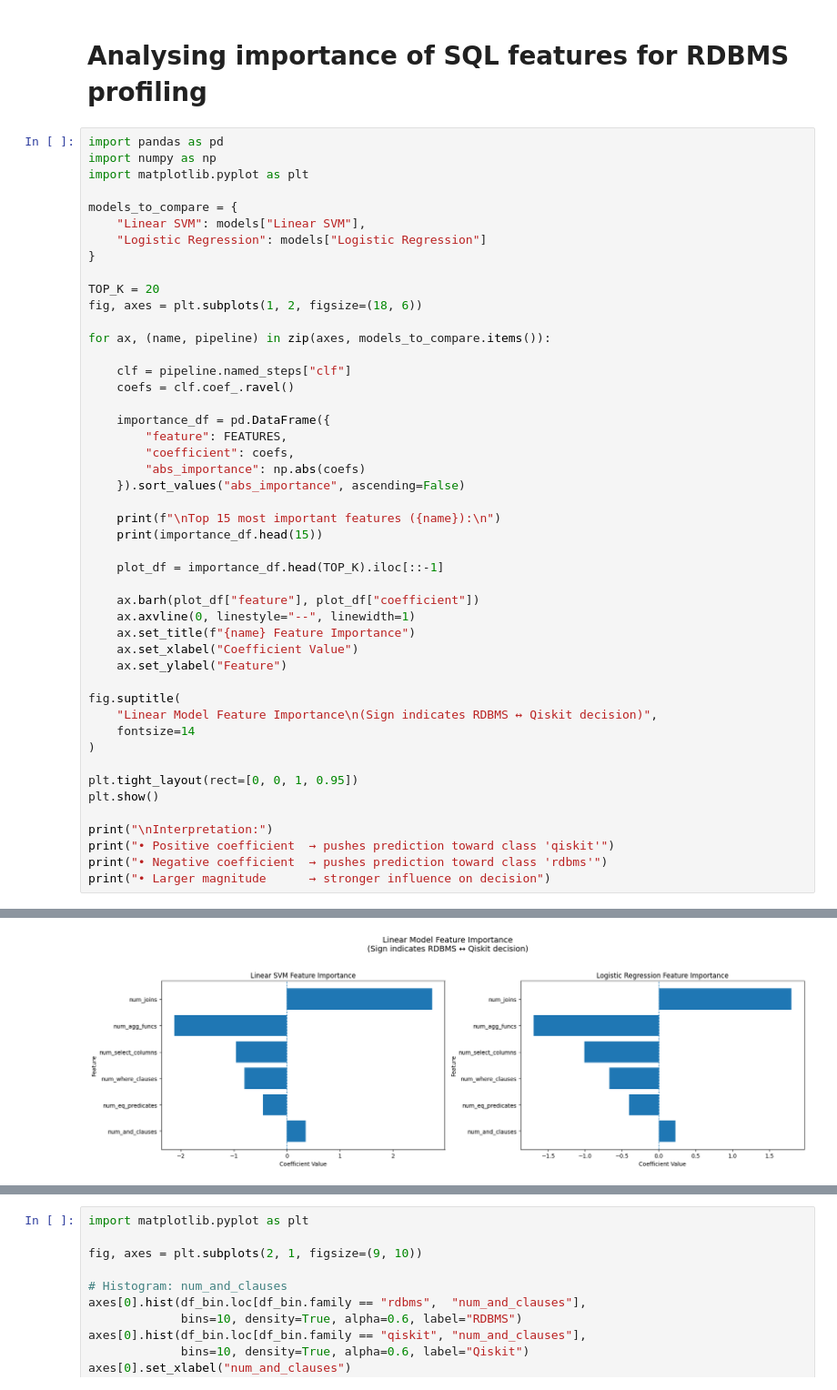
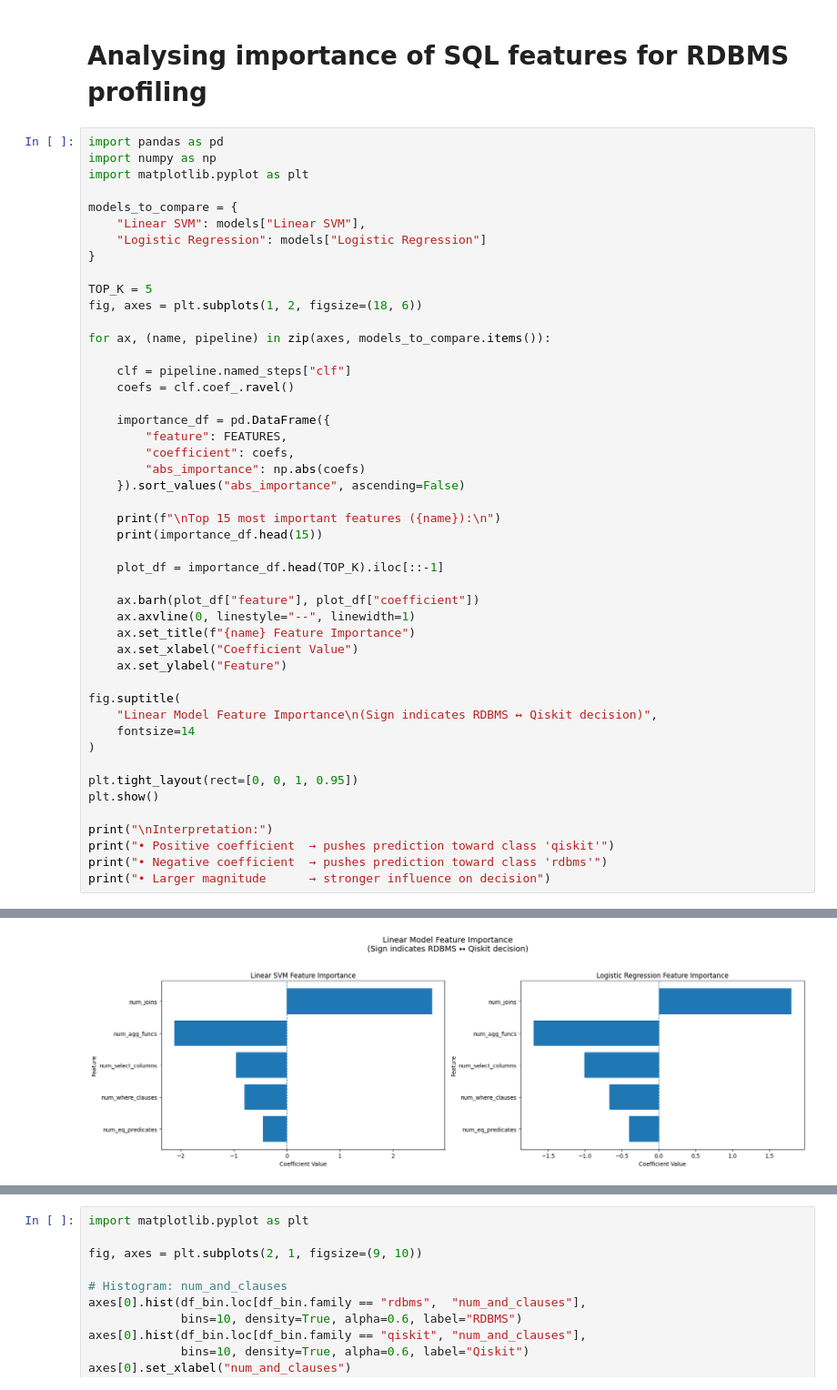
Before and after one commit to InfiniData-Lab/InferQ, a Jupyter notebook: analysis/rdbms.ipynb, the cells around one changed output, grey strips where cells are left out. Shown at 91% size. Cells and saved outputs as stored; diff of their text form.

```diff
--- a/analysis/rdbms.ipynb
+++ b/analysis/rdbms.ipynb
@@ -366,7 +366,7 @@ models_to_compare = {
     "Logistic Regression": models["Logistic Regression"]
 }
 
-TOP_K = 20
+TOP_K = 5
 fig, axes = plt.subplots(1, 2, figsize=(18, 6))
 
 for ax, (name, pipeline) in zip(axes, models_to_compare.items()):
@@ -396,34 +396,34 @@ fig.suptitle(
     fontsize=14
 )
 
 plt.tight_layout(rect=[0, 0, 1, 0.95])
 plt.show()
 
 print("\nInterpretation:")
 print("• Positive coefficient  → pushes prediction toward class 'qiskit'")
 print("• Negative coefficient  → pushes prediction toward class 'rdbms'")
 print("• Larger magnitude      → stronger influence on decision")
 # %% [output]
 Top 15 most important features (Linear SVM):
 
               feature  coefficient  abs_importance
 3           num_joins     2.729951        2.729951
 0       num_agg_funcs    -2.122441        2.122441
 4  num_select_columns    -0.958868        0.958868
 5   num_where_clauses    -0.799645        0.799645
 2   num_eq_predicates    -0.451170        0.451170
 1     num_and_clauses     0.352200        0.352200
 
 Top 15 most important features (Logistic Regression):
 
               feature  coefficient  abs_importance
 3           num_joins     1.799325        1.799325
 0       num_agg_funcs    -1.696019        1.696019
 4  num_select_columns    -1.008111        1.008111
 5   num_where_clauses    -0.669749        0.669749
 2   num_eq_predicates    -0.400752        0.400752
 1     num_and_clauses     0.226519        0.226519
-[figure, old version]
+[figure, new version]
 Interpretation:
 • Positive coefficient  → pushes prediction toward class 'qiskit'
 • Negative coefficient  → pushes prediction toward class 'rdbms'
```
Also changed, not shown: 2 other files.
